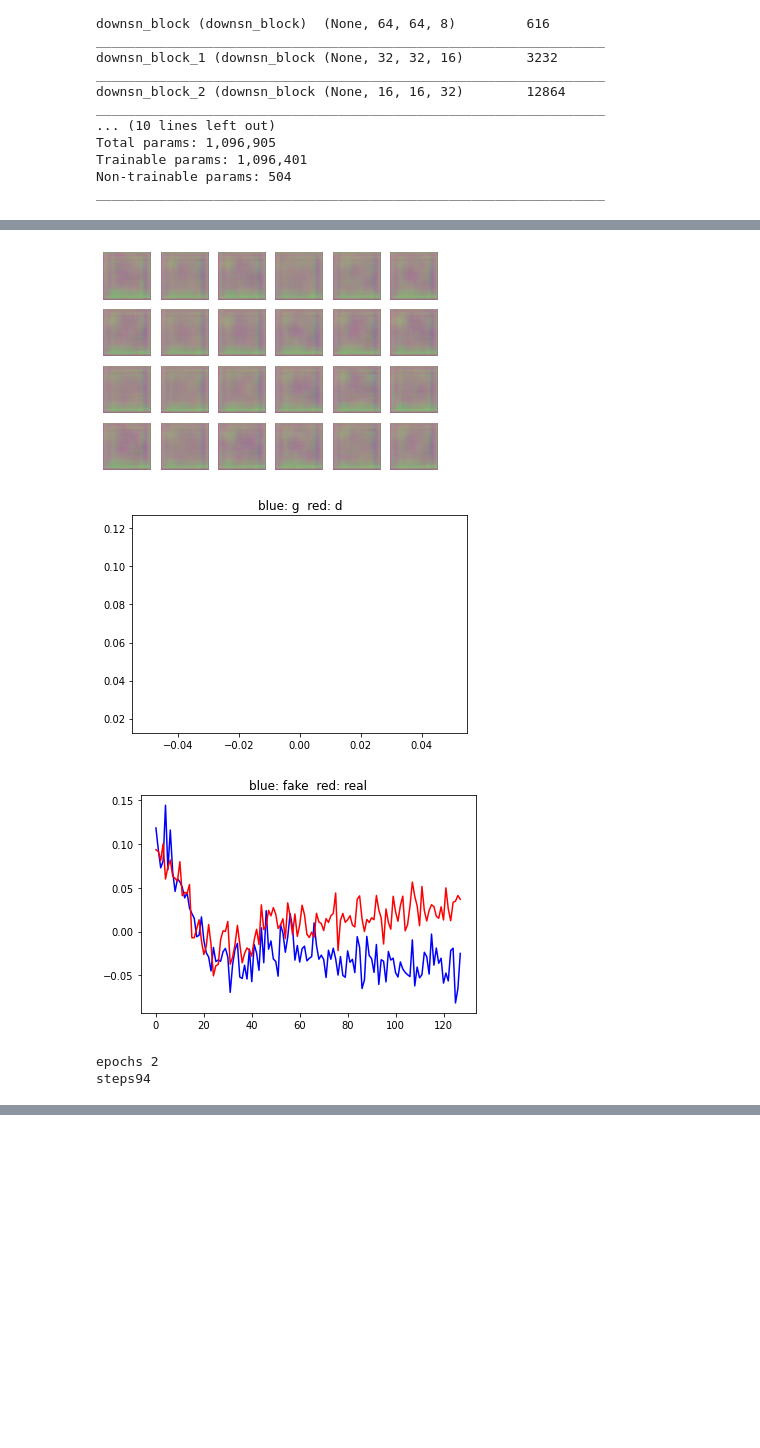
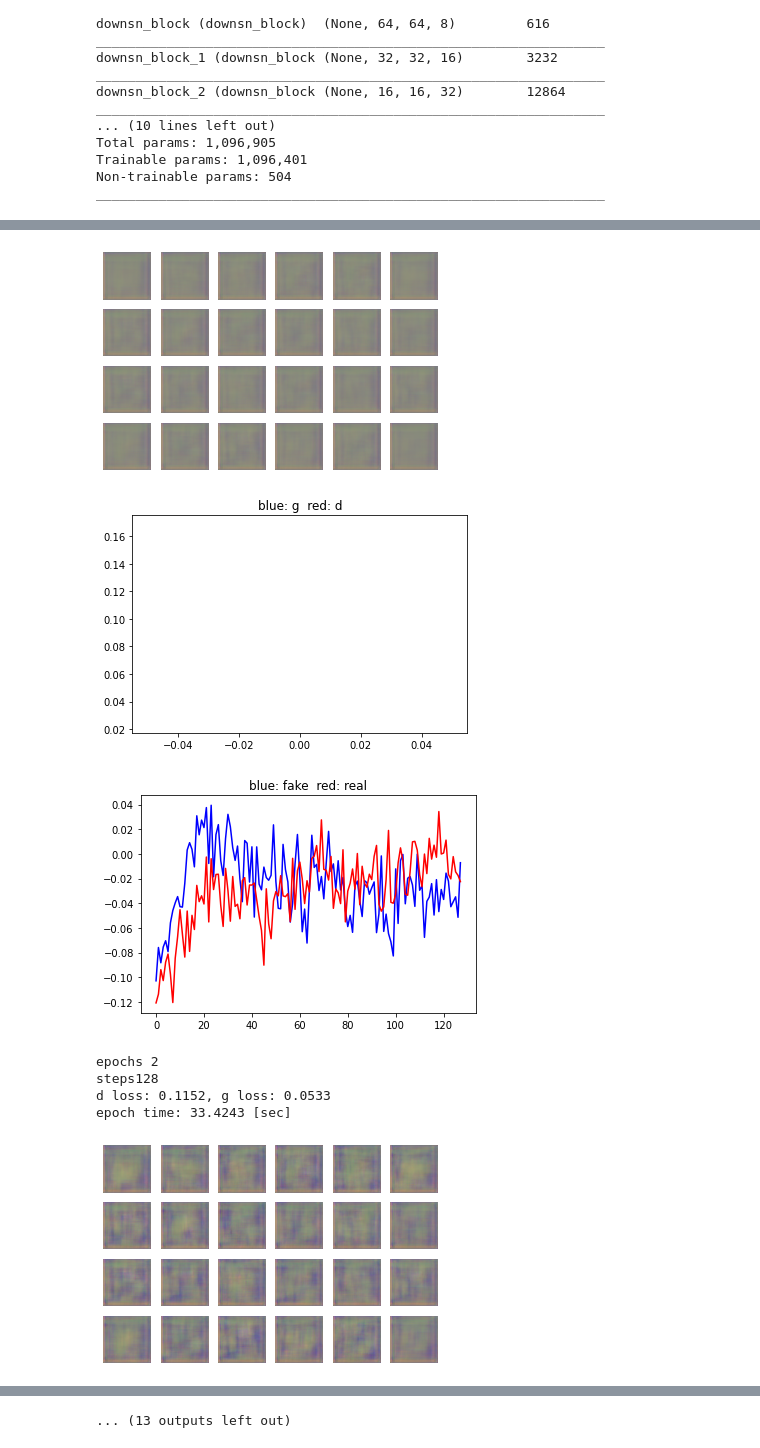
Before and after one commit to T-Yamaguch/SNGAN, a Jupyter notebook: SNGAN.ipynb, the cells around one changed output, grey strips where cells are left out. Cells and saved outputs as stored; diff of their text form; code cells hidden in the pictures; blank space fills up the shorter version.

```diff
--- a/SNGAN.ipynb
+++ b/SNGAN.ipynb
@@ -462,7 +462,7 @@ class GAN():
 
 
   def hinge_loss(self, ori_outputs, gen_outputs):
-    c = 0 #Gap between D(x) and D(G(x))
+    c = 1E-4 #Gap between D(x) and D(G(x))
     d_loss = K.mean(K.relu(c - ori_outputs)) + K.mean(K.relu(c + gen_outputs))
     g_loss =  -1 * K.mean(gen_outputs)
     return d_loss, g_loss
@@ -618,5 +618,8 @@ epoch time: 35.8016 [sec]
 [figure]
-[figure, old version]
+[figure, new version]
-[figure, old version]
+[figure, new version]
 epochs 2
-steps94
+steps128
+d loss: 0.1152, g loss: 0.0533
+epoch time: 33.4243 [sec]
+[figure, added]
@@ -622,0 +635 @@ steps94
+... (13 outputs left out)
```
Also changed, not shown: parts of 2 cells of this notebook.
